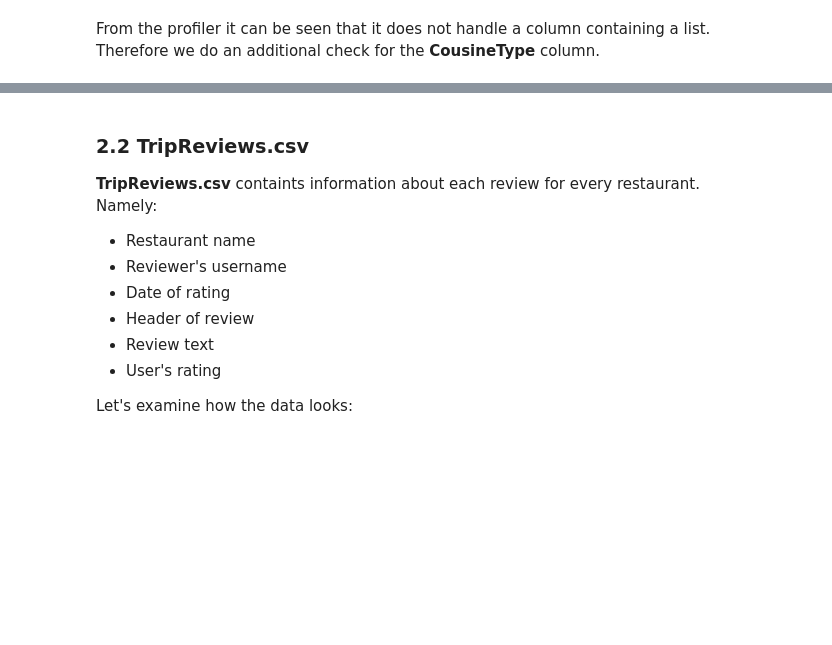
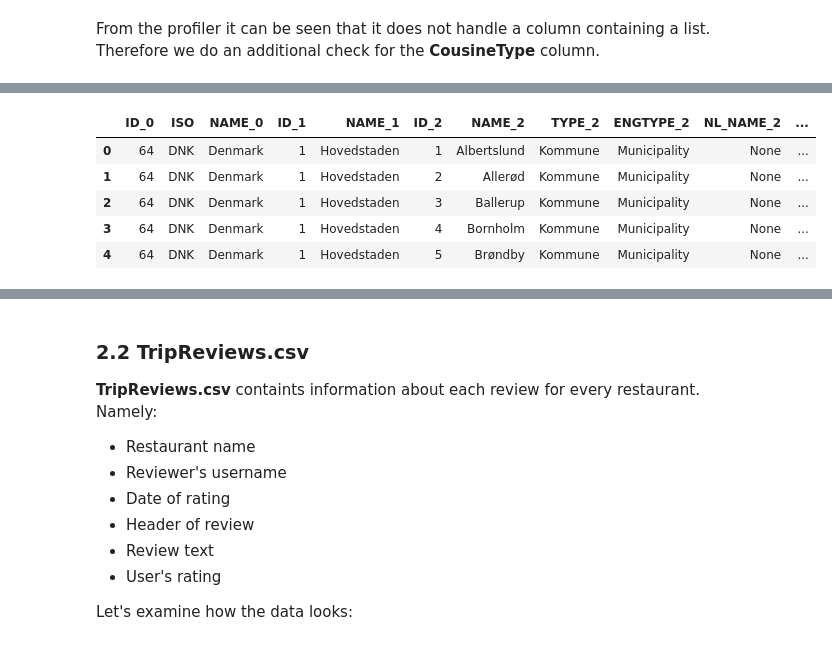
Before and after one commit to hlynurarni/Final_project_s42578_21, a Jupyter notebook: Milestone1.ipynb, the cells around one changed output, grey strips where cells are left out. Cells and saved outputs as stored; diff of their text form; code cells hidden in the pictures; blank space fills up the shorter version.

```diff
--- a/Milestone1.ipynb
+++ b/Milestone1.ipynb
@@ -162,0 +227,20 @@ plt.show()
+# %%
+# Shapefiles
+# https://www.diva-gis.org/datadown
+import pandas as pd
+import geopandas as gpd
+import json
+import matplotlib as mpl
+import pylab as plt
+
+shp = 'DNK_adm/DNK_adm2.shp'
+gdf = gpd.read_file(shp)
+
+gdf.head()
+# %% [output]
+|  | ID_0 | ISO | NAME_0 | ID_1 | NAME_1 | ID_2 | NAME_2 | TYPE_2 | ENGTYPE_2 | NL_NAME_2 | ... |
+| 0 | 64 | DNK | Denmark | 1 | Hovedstaden | 1 | Albertslund | Kommune | Municipality | None | ... |
+| 1 | 64 | DNK | Denmark | 1 | Hovedstaden | 2 | Allerød | Kommune | Municipality | None | ... |
+| 2 | 64 | DNK | Denmark | 1 | Hovedstaden | 3 | Ballerup | Kommune | Municipality | None | ... |
+| 3 | 64 | DNK | Denmark | 1 | Hovedstaden | 4 | Bornholm | Kommune | Municipality | None | ... |
+| 4 | 64 | DNK | Denmark | 1 | Hovedstaden | 5 | Brøndby | Kommune | Municipality | None | ... |
```
Also changed, not shown: parts of 15 cells of this notebook, 20 other files.
